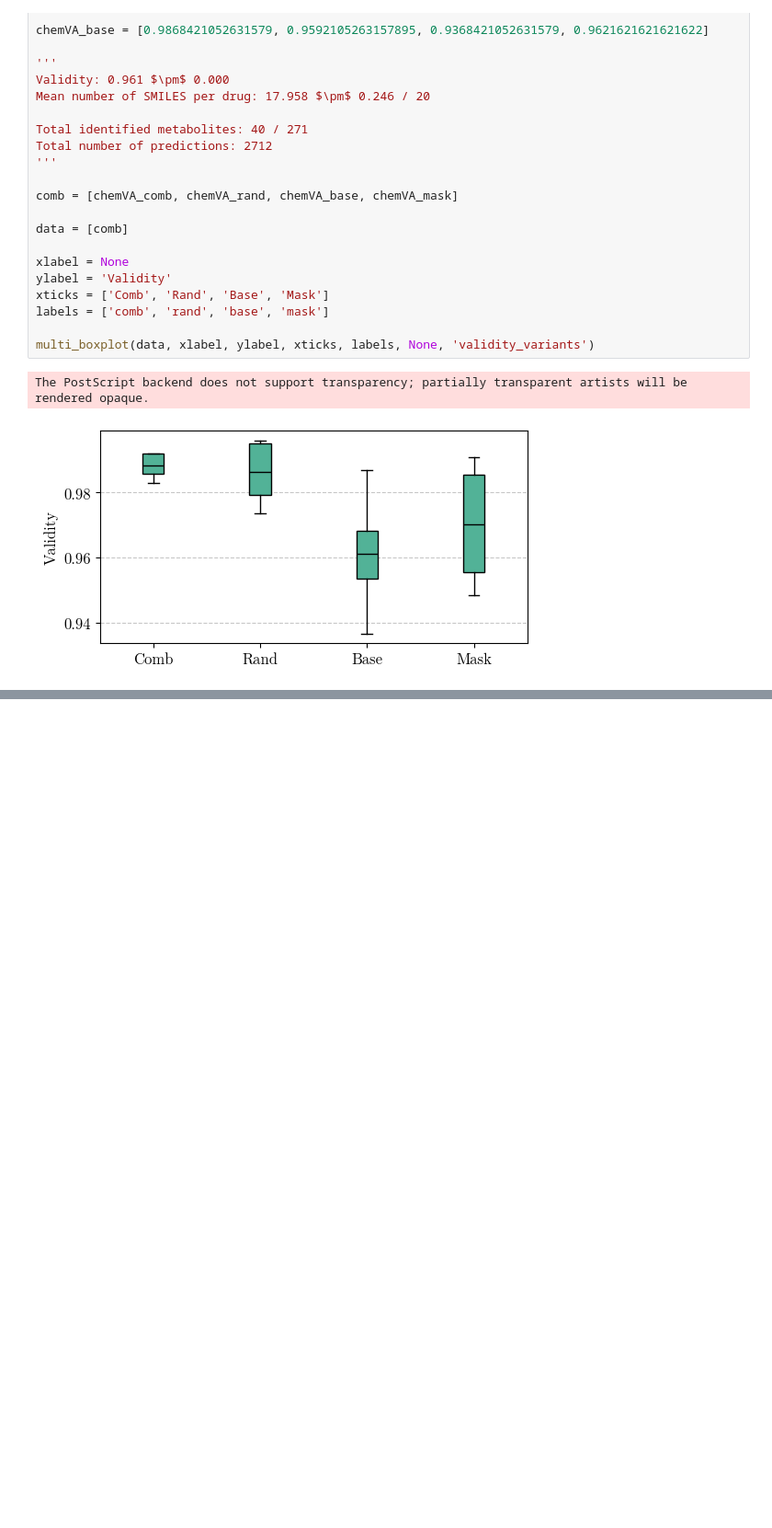
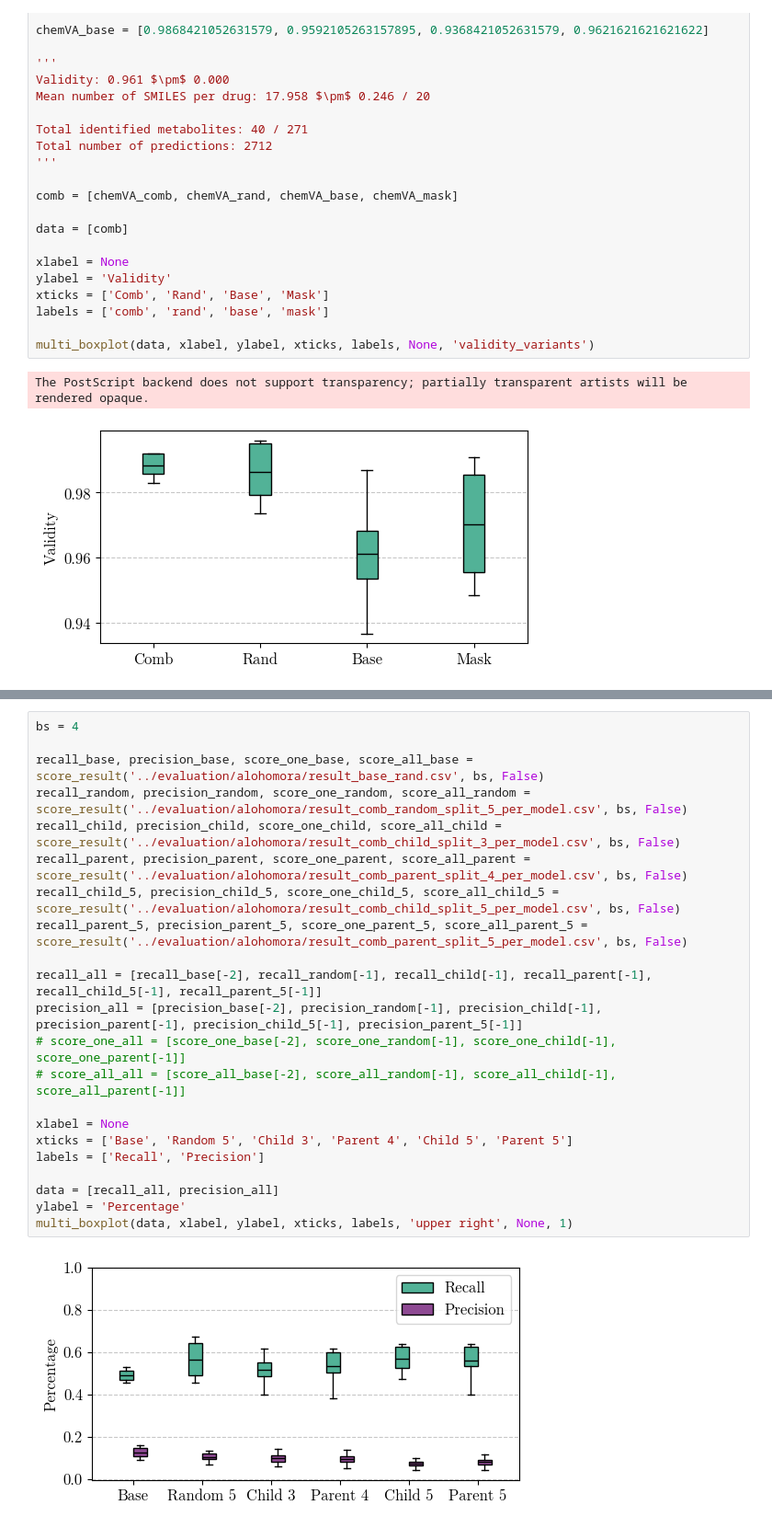
Before and after one commit to tsofiac/LAGOM, a Jupyter notebook: data_analysis/boxplot.ipynb, the cells around one changed output, grey strips where cells are left out. Shown at 92% size. Cells and saved outputs as stored; diff of their text form; blank space fills up the shorter version.

```diff
--- a/data_analysis/boxplot.ipynb
+++ b/data_analysis/boxplot.ipynb
@@ -344,3 +348,27 @@ multi_boxplot(data, xlabel, ylabel, xticks, labels, 'upper right', 'ensemble', 1
 # %% [output]
 The PostScript backend does not support transparency; partially transparent artists will be rendered opaque.
 [figure]
+# %%
+bs = 4
+
+recall_base, precision_base, score_one_base, score_all_base = score_result('../evaluation/alohomora/result_base_rand.csv', bs, False)
+recall_random, precision_random, score_one_random, score_all_random = score_result('../evaluation/alohomora/result_comb_random_split_5_per_model.csv', bs, False)
+recall_child, precision_child, score_one_child, score_all_child = score_result('../evaluation/alohomora/result_comb_child_split_3_per_model.csv', bs, False)
+recall_parent, precision_parent, score_one_parent, score_all_parent = score_result('../evaluation/alohomora/result_comb_parent_split_4_per_model.csv', bs, False)
+recall_child_5, precision_child_5, score_one_child_5, score_all_child_5 = score_result('../evaluation/alohomora/result_comb_child_split_5_per_model.csv', bs, False)
+recall_parent_5, precision_parent_5, score_one_parent_5, score_all_parent_5 = score_result('../evaluation/alohomora/result_comb_parent_split_5_per_model.csv', bs, False)
+
+recall_all = [recall_base[-2], recall_random[-1], recall_child[-1], recall_parent[-1], recall_child_5[-1], recall_parent_5[-1]]
+precision_all = [precision_base[-2], precision_random[-1], precision_child[-1], precision_parent[-1], precision_child_5[-1], precision_parent_5[-1]]
+# score_one_all = [score_one_base[-2], score_one_random[-1], score_one_child[-1], score_one_parent[-1]]
+# score_all_all = [score_all_base[-2], score_all_random[-1], score_all_child[-1], score_all_parent[-1]]
+
+xlabel = None
+xticks = ['Base', 'Random 5', 'Child 3', 'Parent 4', 'Child 5', 'Parent 5']
+labels = ['Recall', 'Precision']
+
+data = [recall_all, precision_all]
+ylabel = 'Percentage'
+multi_boxplot(data, xlabel, ylabel, xticks, labels, 'upper right', None, 1)
+# %% [output]
+[figure, added]
```
Also changed, not shown: parts of 13 cells of this notebook, 34 other files.
